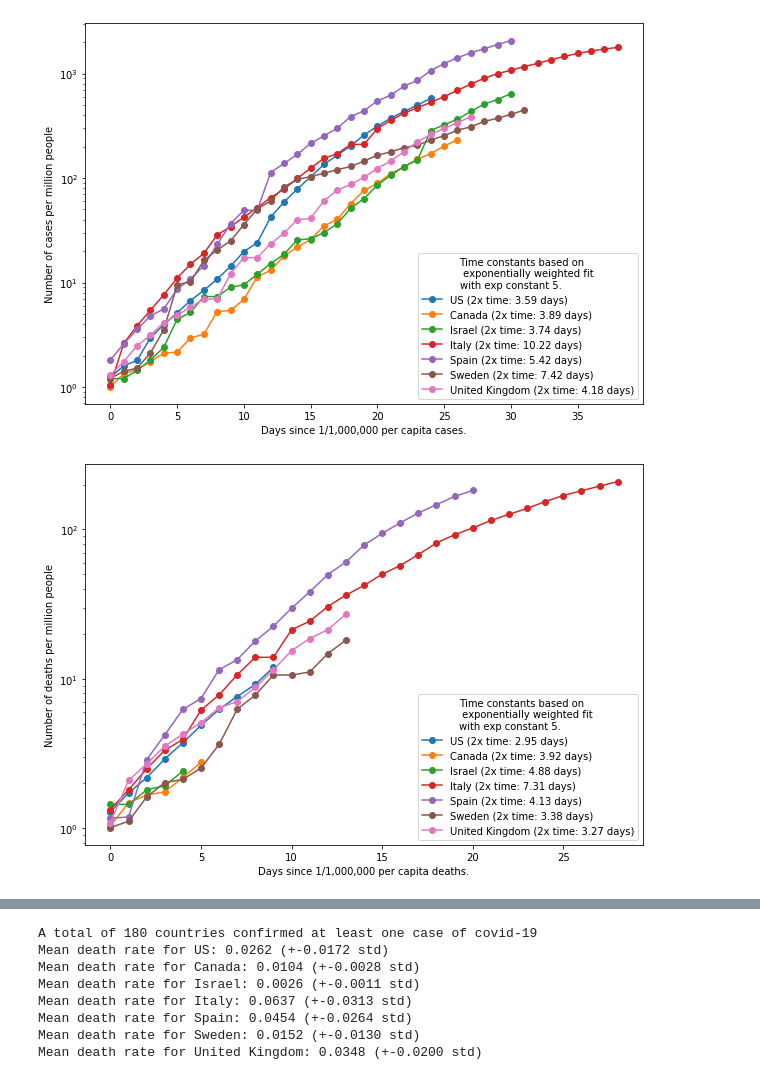
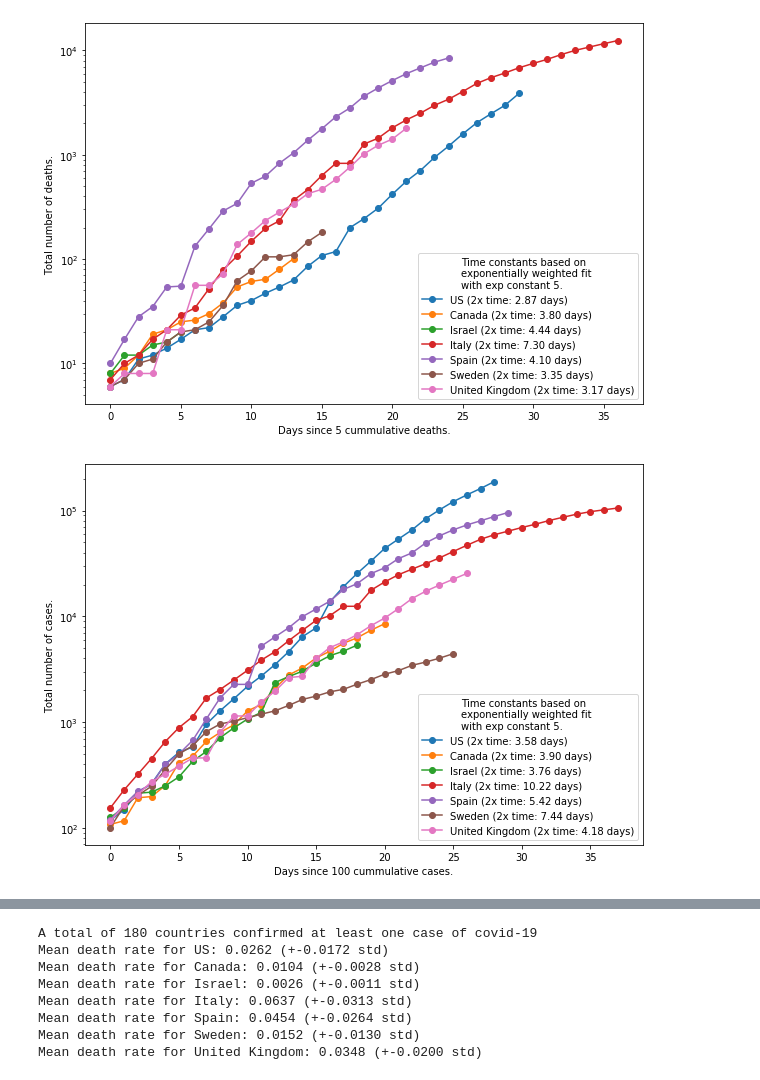
Before and after one commit to zonradkuse/covid-data-processing, a Jupyter notebook: non-interactive-plots.ipynb, the cells around one changed output, grey strips where cells are left out. Saved outputs shown, nothing was run; the diff lists cells and outputs as text; code cells hidden in the pictures.

Commit message:
cleanup and modularize semilog since plots

```diff
--- a/non-interactive-plots.ipynb
+++ b/non-interactive-plots.ipynb
@@ -5,3 +5,4 @@ import plots
 plots.use_JHU_github_live_data()
 # %%
 country_list = ["US","Canada","Israel","Italy","Spain","Sweden","United Kingdom"]
+fit_info = {'constant':2, 'length':5, 'type':'exp'}
@@ -24,16 +9,10 @@ plots.semilog_cases_since(country_list,
-# %%
-plots.semilog_cases_per_capita_since(country_list,
-                          threshold_per_capita=1,
-                          time_constant_type=2,
-                          fit_length_constant=5,
-                          fit_type="exp")
-# %% [output]
-[figure, removed]
-# %%
-plots.semilog_deaths_per_capita_since(country_list,
-                          threshold_per_capita=1,
-                          time_constant_type=2,
-                          fit_length_constant=5,
-                          fit_type="exp")
-# %% [output]
-[figure, removed]
+# %%
+cases, deaths, recovered = plots.parse_country_data()
+# %%
+for data_set, data_type, threshold in zip([deaths,cases],["deaths","cases"],[5,100]):
+    plots.semilog_country_since(data_set, country_list, data_type=data_type,
+                                threshold=threshold,
+                                fit_info = fit_info)
+# %% [output]
+[figure, added]
+[figure, added]
```
Also changed, not shown: parts of 3 cells of this notebook, 1 other file.
